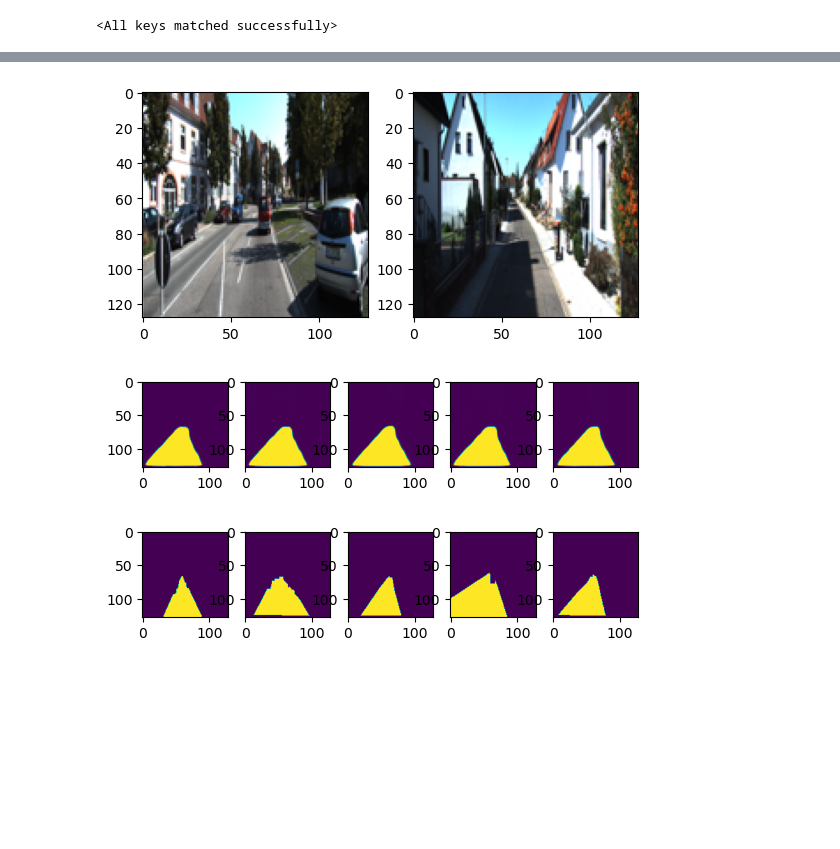
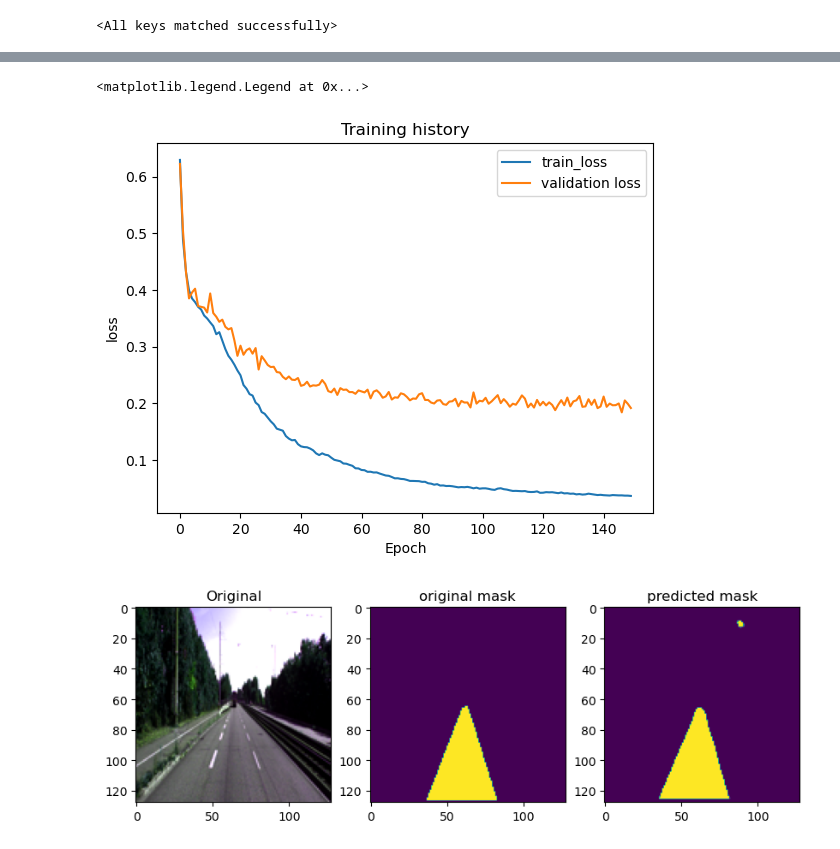
Before and after one commit to hossamemamo/KITTI-Road-Segmentation-UNET, a Jupyter notebook: kitti-road-segmentation.ipynb, the cells around one changed output, grey strips where cells are left out. Cells and saved outputs as stored; diff of their text form; code cells hidden in the pictures; blank space fills up the shorter version.

```diff
--- a/kitti-road-segmentation.ipynb
+++ b/kitti-road-segmentation.ipynb
@@ -101,2 +202,9 @@ data  = data / 255.0
+# %%
+# Shuffle the indices
+shuffled_indices = np.random.permutation(len(data))
+
+# Use the shuffled indices to shuffle both arrays
+shuffled_data = data[shuffled_indices]
+shuffled_masks = true_mask[shuffled_indices]
 # %%
 #train_test_validation split
@@ -146,9 +254,9 @@ val_dataset = ImageDataset(X_val, y_val)
 test_dataset = ImageDataset(X_test, y_test)
 
 # Create a DataLoader from the dataset
-train_dataloader = DataLoader(train_dataset, batch_size=16, shuffle=False)
-val_dataloader=DataLoader(val_dataset, batch_size=16, shuffle=True)
-test_dataloader=DataLoader(val_dataset, batch_size=16, shuffle=False)
+train_dataloader = DataLoader(train_dataset, batch_size=32, shuffle=True)
+val_dataloader=DataLoader(val_dataset, batch_size=32, shuffle=True)
+test_dataloader=DataLoader(val_dataset, batch_size=32, shuffle=False)
 # %% [markdown]
 # Model U-NET
 # %% [markdown]
@@ -249,8 +357,8 @@ import torch.optim as optim
 
 EPOCHS=150
 DEVICE = torch.device("cuda:0" if torch.cuda.is_available() else "cpu")
-# loss_fn = IoULoss().to(DEVICE)
-loss_fn =nn.BCELOSS().to(DEVICE)
+loss_fn = IoULoss().to(DEVICE)
+# loss_fn =nn.BCELOSS().to(DEVICE)
 LEARNING_RATE=1e-3
 
 model = UNET(in_channels=3, out_channels=1).to(DEVICE)
@@ -406,4 +485,0 @@ show_images(y_train.transpose(0,2,3,1),5)
-# %%
-show_images(X_train.transpose(0,2,3,1),2)
-# %% [output]
-[figure, removed]
@@ -417,8 +486,11 @@ wow_test=wow_test.transpose(0,2,3,1)
-# %%
-show_images(wow_test,5)
-# %% [output]
-[figure, removed]
-# %%
-show_images(y_test.transpose(0,2,3,1),5)
-# %% [output]
-[figure, removed]
+# %%
+plt.plot(history['train_loss'], label='train_loss')
+plt.plot(history['val_loss'], label='validation loss')
+
+plt.title('Training history')
+plt.ylabel('loss')
+plt.xlabel('Epoch')
+plt.legend()
+# %% [output]
+<matplotlib.legend.Legend at 0x...>
+[figure, added]
@@ -424,0 +499,17 @@ show_images(y_test.transpose(0,2,3,1),5)
+# %%
+#test cases
+# Show the original and augmented images side by side
+fig, ax = plt.subplots(1, 3, figsize=(10, 5))
+ax[0].imshow(X_test[56].transpose(1,2,0))
+ax[0].set_title("Original")
+
+ax[1].imshow(y_test[56].transpose(1,2,0))
+ax[1].set_title("original mask")
+
+
+ax[2].imshow(prediction[0].transpose(1,2,0))
+ax[2].set_title("predicted mask")
+
+plt.show()
+# %% [output]
+[figure, added]
```
Also changed, not shown: parts of 31 cells of this notebook.
